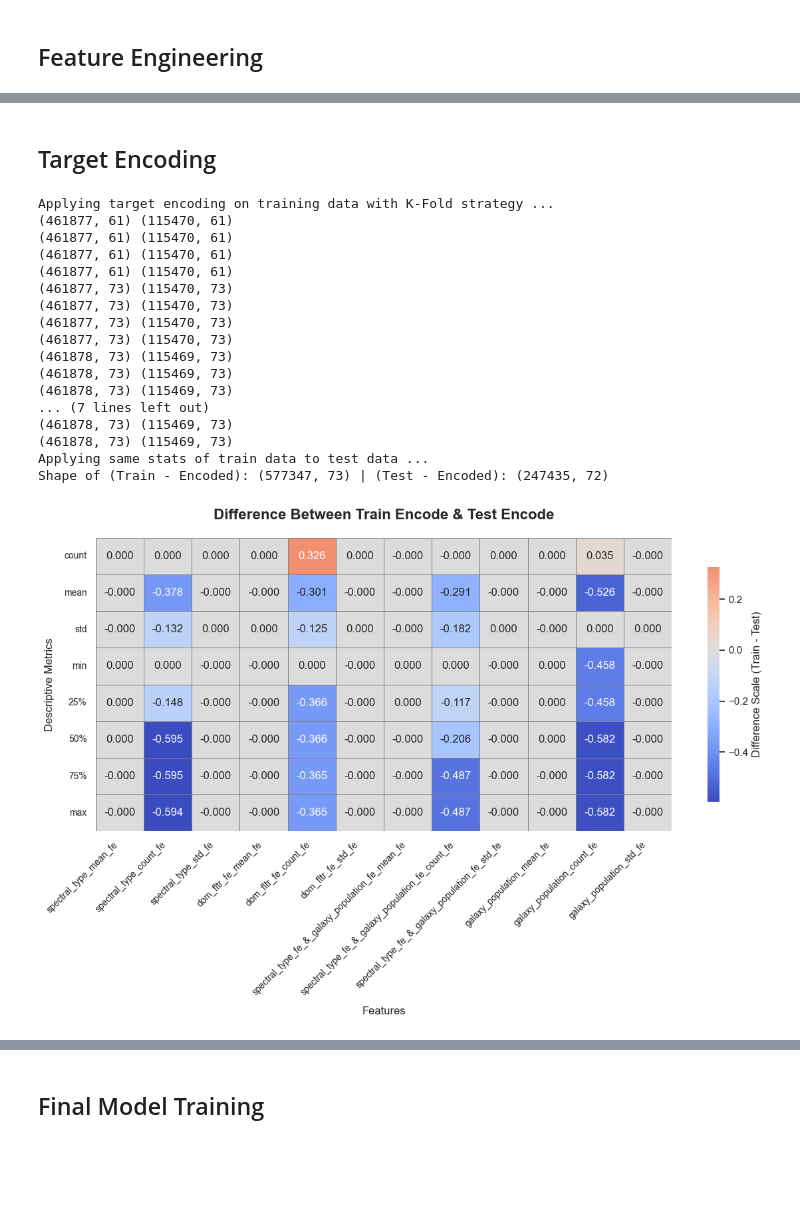
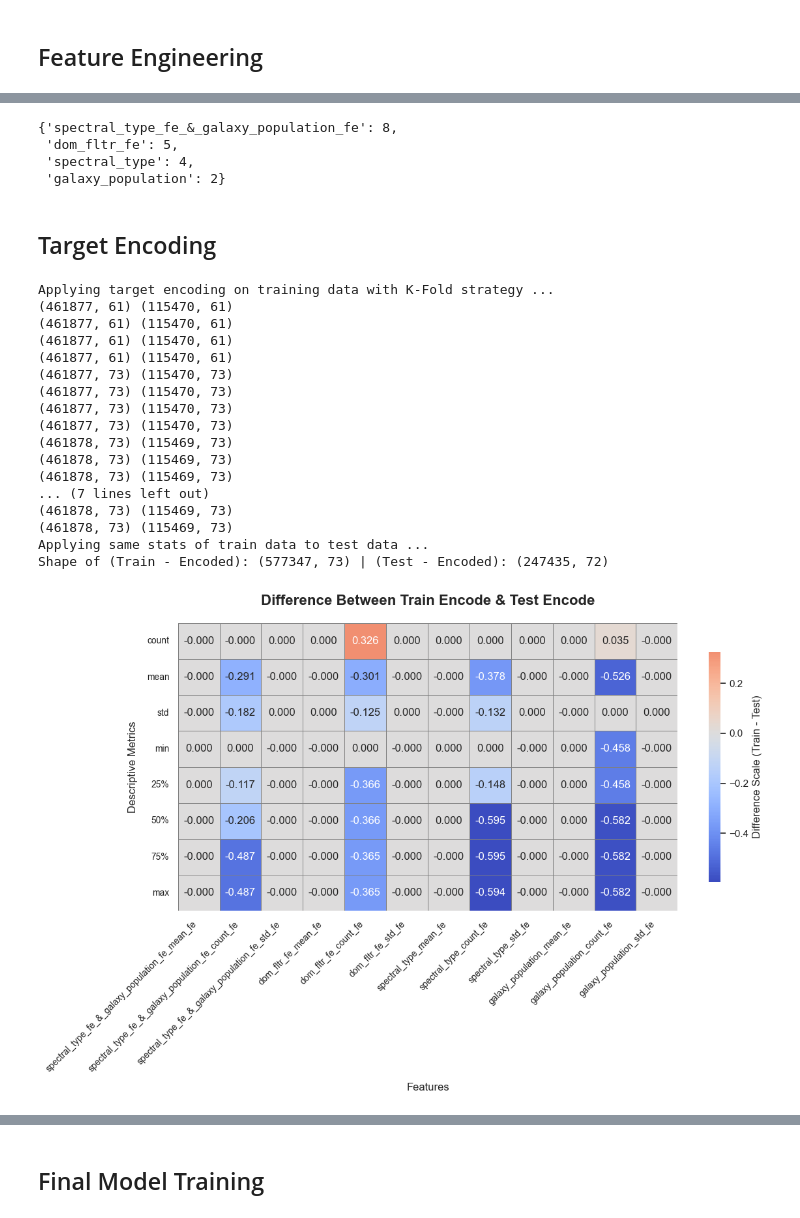
Before and after one commit to vijaytakbhate2002/kaggle_competition_solutions, a Jupyter notebook: predicting_stellar_class/lightgbm_solution_1.ipynb, the cells around one changed output, grey strips where cells are left out. Cells and saved outputs as stored; diff of their text form; code cells hidden in the pictures; blank space fills up the shorter version.

```diff
--- a/predicting_stellar_class/lightgbm_solution_external_data.ipynb
+++ b/predicting_stellar_class/lightgbm_solution_1.ipynb
@@ -174,6 +175,15 @@ plt.show()
 def engineer_astro_features(df, c_cols=c_cols, te=True, encoder=None):
     df = df.copy()
     c_cols = c_cols.copy()
+
+    df['spectral_rank_fe'] = df['spectral_type'].map({'M':1, 'G/K':2, 'A/F':3, 'O/B':4})
+    df['population_rank_fe'] = df['galaxy_population'].map({'Red_Sequence':0,'Blue_Cloud':1})
+    df['astro_score_fe'] = df['spectral_rank_fe'] * (df['population_rank_fe'] + 1)
+    df['is_red_galaxy_candidate_fe'] = ((df['spectral_type']=='M') & (df['galaxy_population']=='Red_Sequence')).astype('int8')
+    df['is_qso_candidate_fe'] = ((df['spectral_type'].isin(['A/F','O/B'])) & (df['galaxy_population']=='Blue_Cloud')).astype('int8')
+    df['_&_'.join([col + "_fe" for col in c_cols])] = df[c_cols].apply(lambda x: '_&_'.join(x.astype(str)), axis=1)
+    c_cols.append('_&_'.join([col + "_fe" for col in c_cols]))
+
 
     fltr_cols = ['u', 'g', 'r', 'i', 'z']
     df['dom_fltr_fe'] = df[fltr_cols].idxmin(axis=1)
@@ -240,17 +250,25 @@ def engineer_astro_features(df, c_cols=c_cols, te=True, encoder=None):
     dom_vals = stats_df.to_numpy()[np.arange(len(df)), stats_df.columns.get_indexer(df['dom_fltr_fe'])]
     df['dom_redshift_magn_fe'] = dom_vals * df['redshift'].to_numpy()
 
-    return df, c_cols
+    # Ordinal Encoding
+    if te == True:
+        encoder = OrdinalEncoder()
+        encoder.fit(df[c_cols])
+        df[c_cols] = encoder.transform(df[c_cols])
+        df[TARGET] = df[TARGET].map(TARGET_MAPPING)
+        return df, encoder, list(set(c_cols))
+    else:
+        df[c_cols] = encoder.transform(df[c_cols])
+        return df, list(set(c_cols))
 
 
 print(f"Shape before feature engineering: {train_df.shape} | {test_df.shape}")
 train_df1 = train_df.iloc[:len(train_df)//2]
 train_df2 = train_df.iloc[len(train_df)//2:]
 
-train_df_fe, c_cols_fe = engineer_astro_features(train_df, te=True)
-test_df_fe, c_cols_fe = engineer_astro_features(test_df, te=False)
-extr_df_fe, c_cols_fe = engineer_astro_features(extra_df_org, te=False)
+train_df_fe, encoder, c_cols_fe = engineer_astro_features(train_df, te=True)
+test_df_fe, c_cols_fe = engineer_astro_features(test_df, te=False, encoder=encoder)
 
-print(f"Shape after feature engineering: {train_df_fe.shape} | {test_df_fe.shape} | {extr_df_fe.shape}")
+print(f"Shape after feature engineering: {train_df_fe.shape} | {test_df_fe.shape}")
 # %% [output]
 Shape before feature engineering: (577347, 12) | (247435, 11)
@@ -352,3 +276,13 @@ print("=" * 60)
+# %%
+unique_cats = {}
+for col in c_cols_fe:
+    unique_cats[col] = len(train_df_fe[col].unique())
+unique_cats
+# %% [output]
+{'spectral_type_fe_&_galaxy_population_fe': 8,
+ 'dom_fltr_fe': 5,
+ 'spectral_type': 4,
+ 'galaxy_population': 2}
 # %% [markdown]
 ## Target Encoding
 # %%
@@ -371,6 +305,8 @@ for train_idx, val_idx in skf.split(train_df_fe.drop([TARGET], axis='columns'),
         idx = X_val.index
         X_val = X_val.merge(stats, on=col, how='left')
         X_val.index = idx
+        if unique_cats[col] != len(stats):
+            raise ValueError("No match")
 
         train_df_te.loc[val_idx, f'{col}_mean_fe'] = X_val['mean']
         train_df_te.loc[val_idx, f'{col}_count_fe'] = X_val['count']
@@ -419,34 +355,34 @@ ax = sns.heatmap(
     }
 )
 
 plt.title("Difference Between Train Encode & Test Encode", fontsize=16, fontweight='bold', pad=20)
 plt.xlabel("Features", fontsize=12, labelpad=10)
 plt.ylabel("Descriptive Metrics", fontsize=12, labelpad=10)
 
 plt.xticks(rotation=45, ha='right', fontsize=10)
 plt.yticks(rotation=0, fontsize=10)
 
 plt.tight_layout()
 plt.show()
 # %% [output]
 Applying target encoding on training data with K-Fold strategy ...
 (461877, 61) (115470, 61)
 (461877, 61) (115470, 61)
 (461877, 61) (115470, 61)
 (461877, 61) (115470, 61)
 (461877, 73) (115470, 73)
 (461877, 73) (115470, 73)
 (461877, 73) (115470, 73)
 (461877, 73) (115470, 73)
 (461878, 73) (115469, 73)
 (461878, 73) (115469, 73)
 (461878, 73) (115469, 73)
 ... (7 lines left out)
 (461878, 73) (115469, 73)
 (461878, 73) (115469, 73)
 Applying same stats of train data to test data ...
 Shape of (Train - Encoded): (577347, 73) | (Test - Encoded): (247435, 72)
-[figure, old version]
+[figure, new version]
 # %%
 X, y = train_df_te.drop([ID, TARGET], axis='columns'), train_df_te[TARGET]
 X_train, X_test, y_train, y_test = train_test_split(X, y, test_size=0.2, random_state=42, stratify=y)
```
Also changed, not shown: parts of 12 cells of this notebook, 6 other files.
